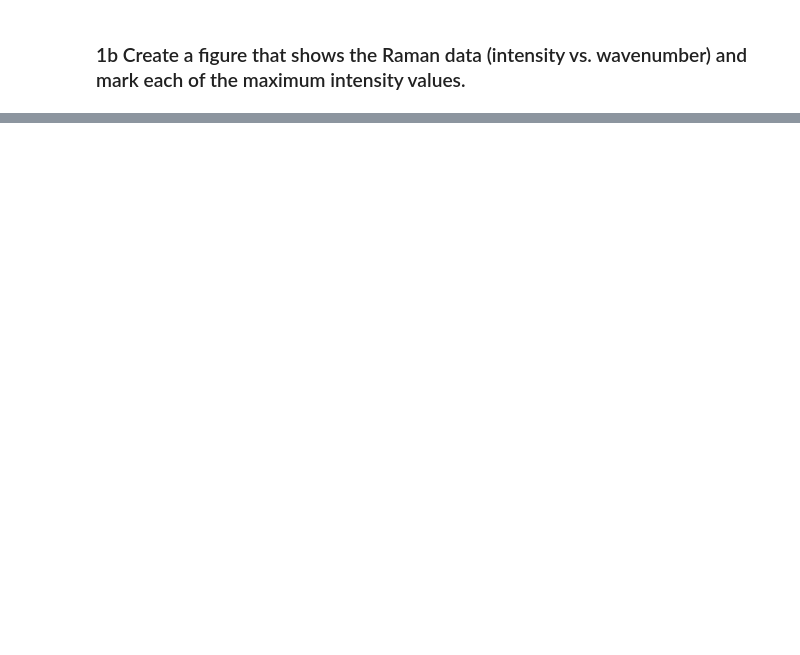
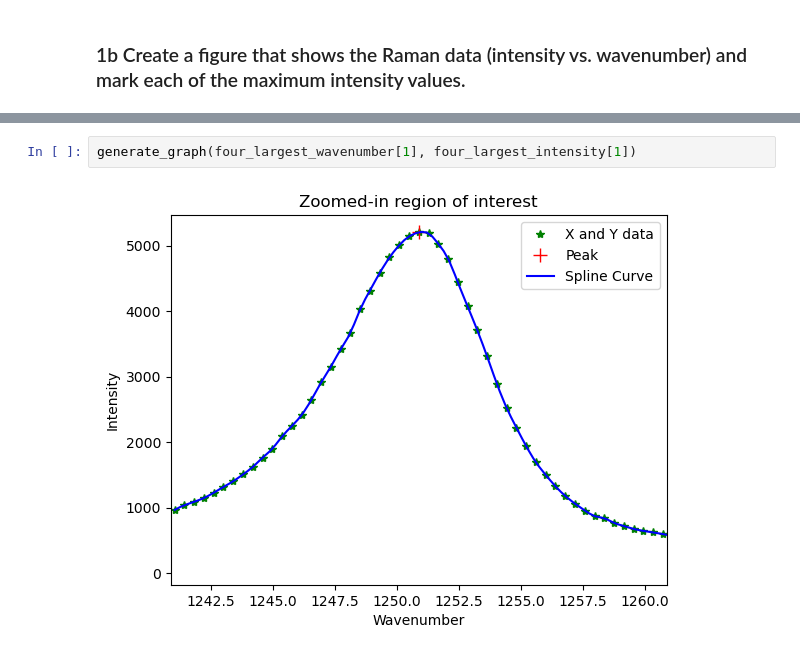
Before and after one commit to aryanbarik/EE-541-Deep-Learning, a Jupyter notebook: hw2/hw2p1.ipynb, the cells around one changed output, grey strips where cells are left out. Saved outputs shown, nothing was run; the diff lists cells and outputs as text; blank space fills up the shorter version.

```diff
--- a/hw2/hw2p1.ipynb
+++ b/hw2/hw2p1.ipynb
@@ -236,0 +189,4 @@ plt.show()
+# %%
+generate_graph(four_largest_wavenumber[1], four_largest_intensity[1])
+# %% [output]
+[figure, added]
```
Also changed, not shown: parts of 19 cells of this notebook.
